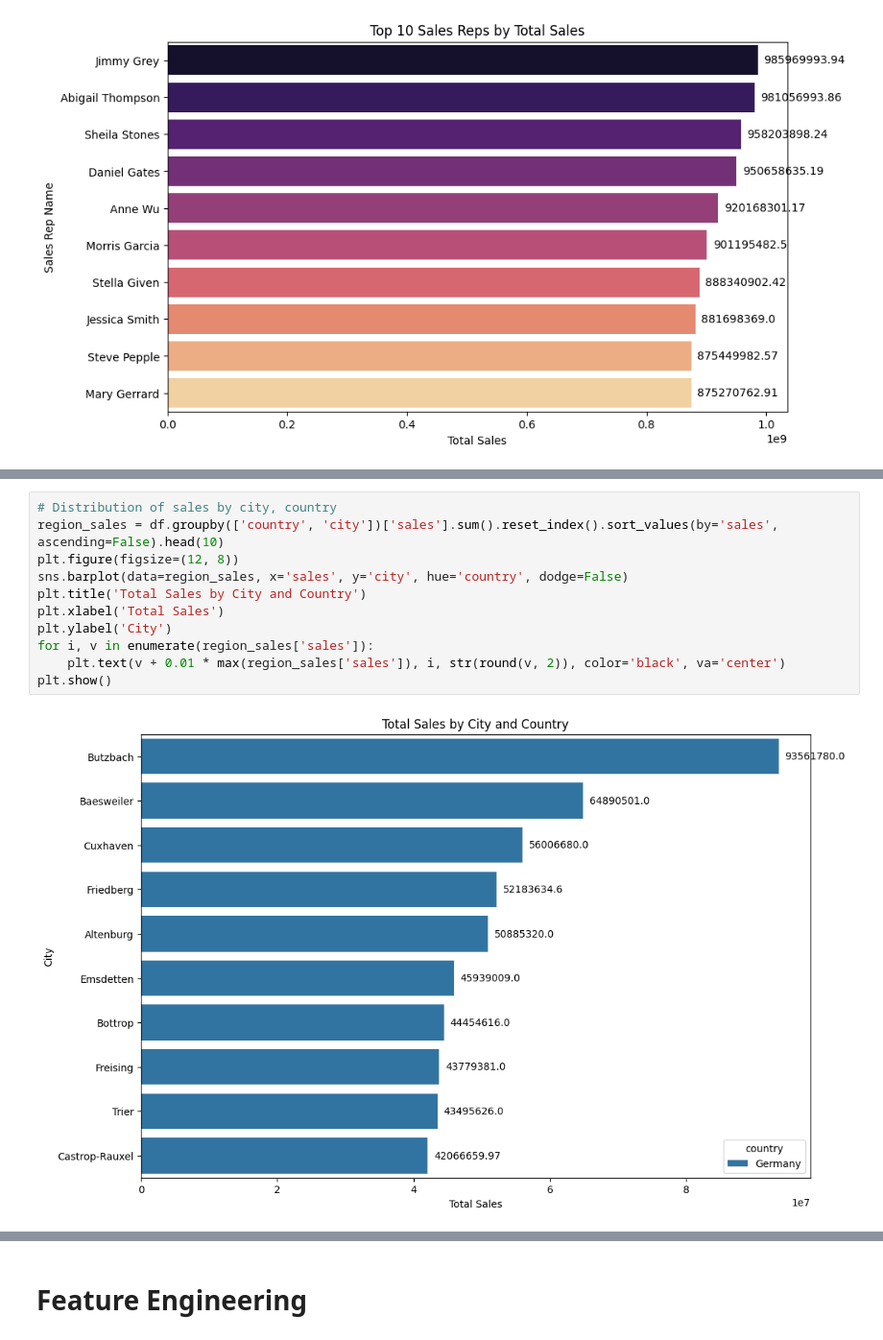
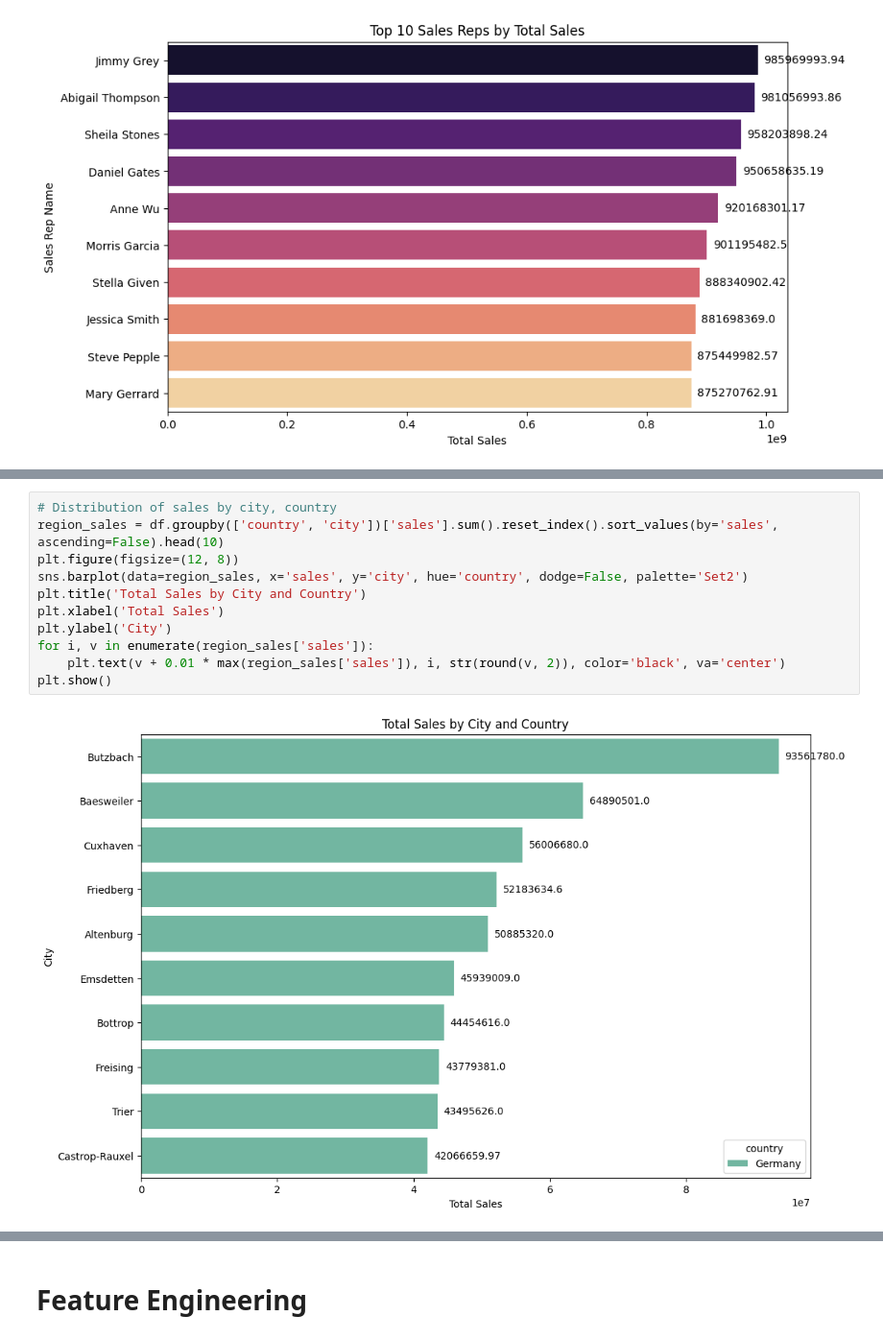
Before and after one commit to Mipjeiger/pharmacy-ml-engineer-end-to-end-enterprise-project, a Jupyter notebook: notebook/eda.ipynb, the cells around one changed output, grey strips where cells are left out. Shown at 96% size. Cells and saved outputs as stored; diff of their text form.

```diff
--- a/notebook/eda.ipynb
+++ b/notebook/eda.ipynb
@@ -125,16 +125,16 @@ df.head()
 # %%
 # Distribution of sales by city, country
 region_sales = df.groupby(['country', 'city'])['sales'].sum().reset_index().sort_values(by='sales', ascending=False).head(10)
 plt.figure(figsize=(12, 8))
-sns.barplot(data=region_sales, x='sales', y='city', hue='country', dodge=False)
+sns.barplot(data=region_sales, x='sales', y='city', hue='country', dodge=False, palette='Set2')
 plt.title('Total Sales by City and Country')
 plt.xlabel('Total Sales')
 plt.ylabel('City')
 for i, v in enumerate(region_sales['sales']):
     plt.text(v + 0.01 * max(region_sales['sales']), i, str(round(v, 2)), color='black', va='center')
 plt.show()
 # %% [output]
-[figure, old version]
+[figure, new version]
 # %%
 # Function for count agregation sales trend (sum, mean, meadian, growth, loss)
 
```
Also changed, not shown: parts of 2 cells of this notebook, 8 other files.
